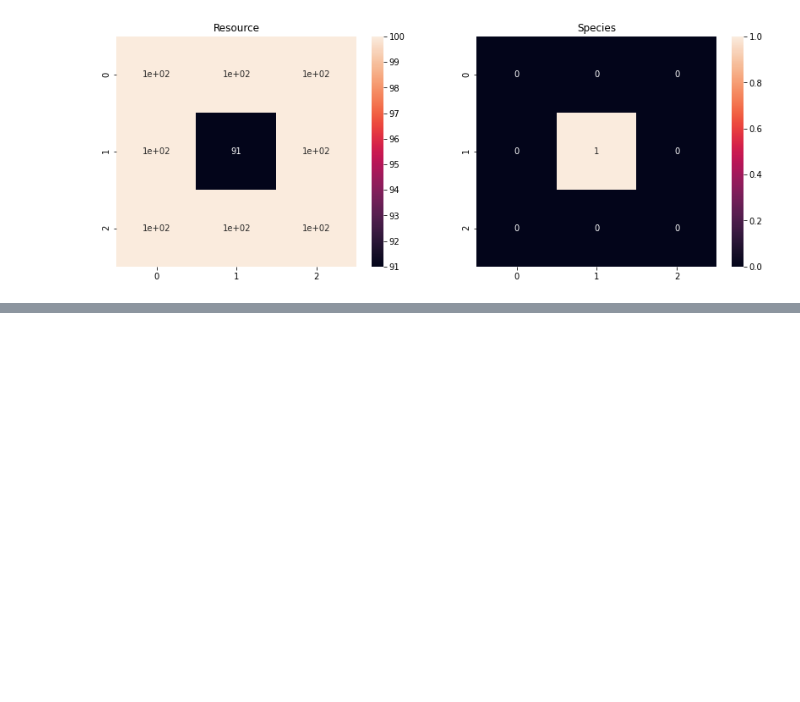
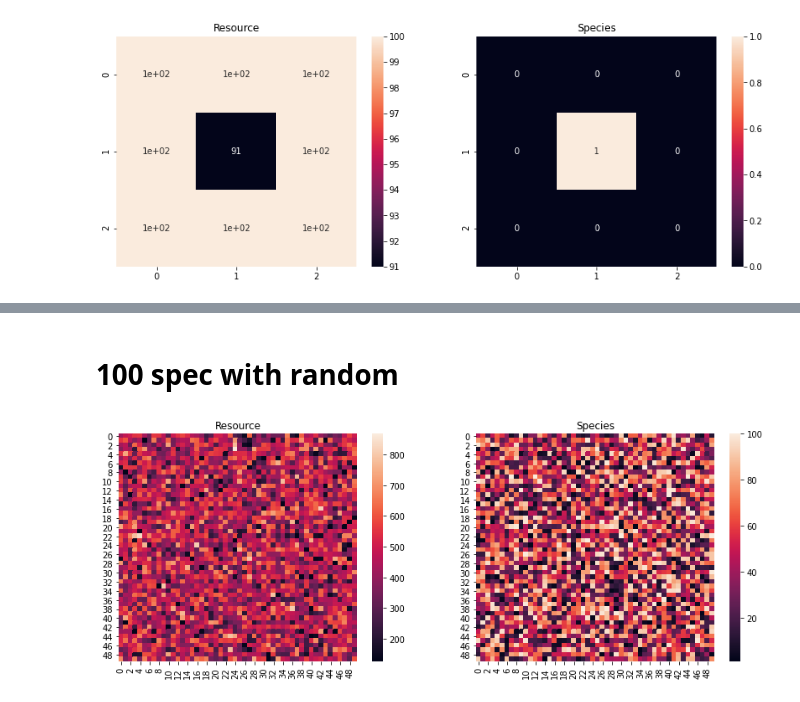
Before and after one commit to namaph/namaph, a Jupyter notebook: example-notebooks/NewSim.ipynb, the cells around one changed output, grey strips where cells are left out. Cells and saved outputs as stored; diff of their text form; code cells hidden in the pictures; blank space fills up the shorter version.

Commit message:
:horse: Update simulators, add seeding, harvesting

```diff
--- a/example-notebooks/NewSim.ipynb
+++ b/example-notebooks/NewSim.ipynb
@@ -134,0 +140,15 @@ b[100].heatmap()
+# %% [markdown]
+# 100 spec with random
+# %%
+p = pd.read_csv('./Ecosystem/100spec.csv', index_col=0)
+system = default_ecosystem((50, 50), 100, 1000)
+res, spc, ene = system.resource, system.species, system.energy
+
+spc = set_random(spc, 500)
+res = ene - calc_energy(spc, p)
+
+system = harvest(Ecosystem(res, spc, ene), p)
+
+system.heatmap(False)
+# %% [output]
+[figure, added]
```
Also changed, not shown: parts of 11 cells of this notebook, 3 other files.
